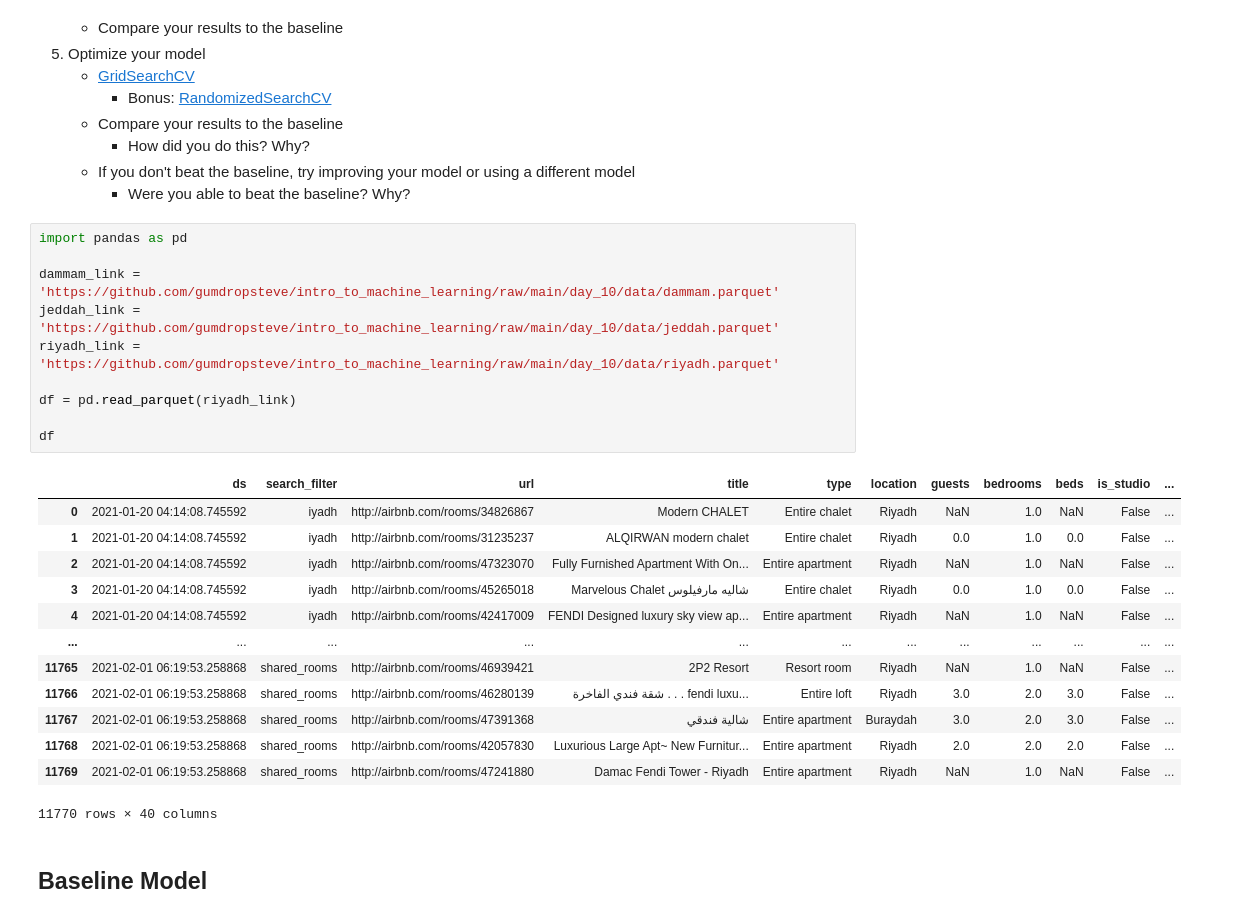
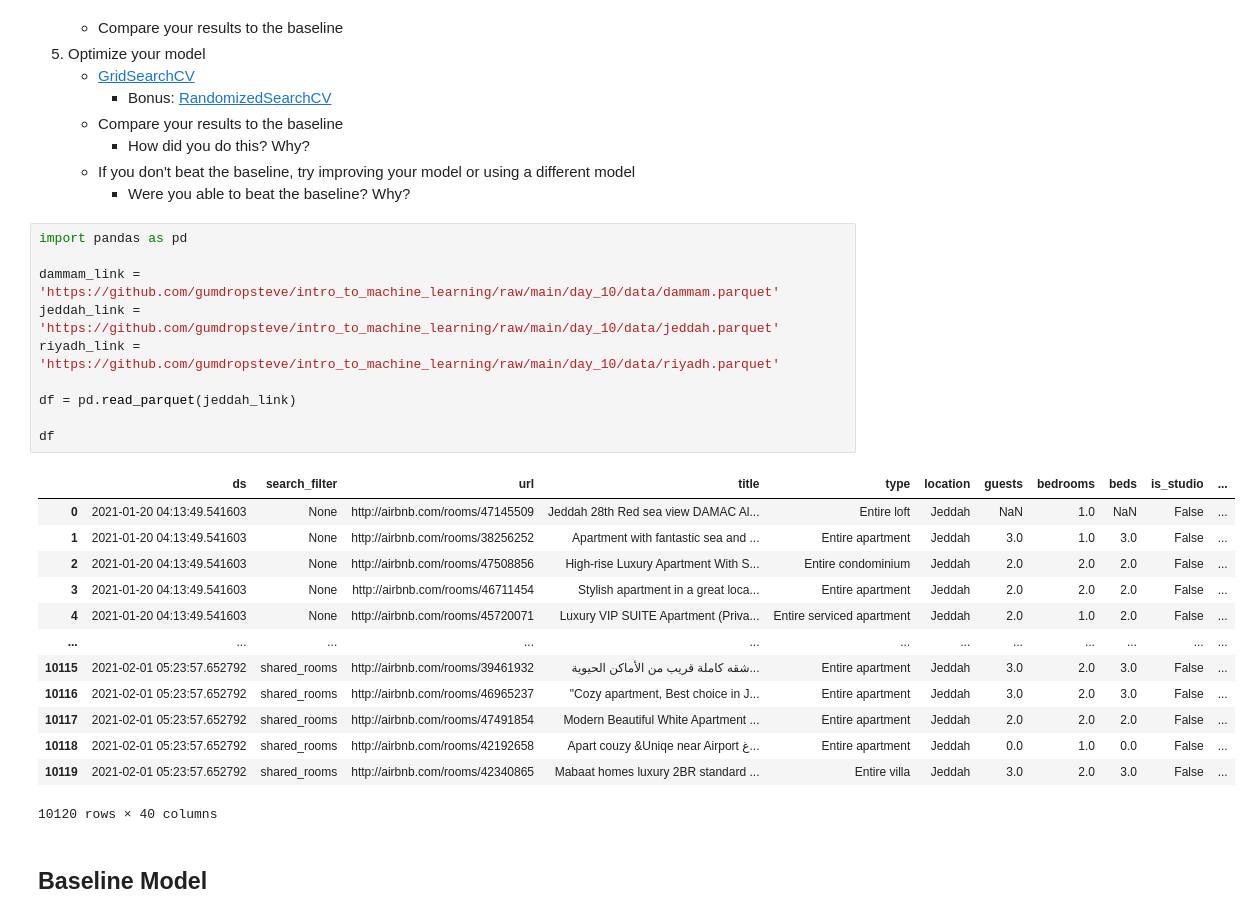
Before and after one commit to gumdropsteve/intro_to_machine_learning, a Jupyter notebook: day_10/04_regression_weekend_project_solution.ipynb, the cells around one changed output. Saved outputs shown, nothing was run; the diff lists cells and outputs as text.

```diff
--- a/day_10/04_regression_weekend_project_solution.ipynb
+++ b/day_10/04_regression_weekend_project_solution.ipynb
@@ -61,27 +61,27 @@ Pick from these models based on which challenge you take on (regression or class
 # %%
 import pandas as pd
 
 dammam_link = 'https://github.com/gumdropsteve/intro_to_machine_learning/raw/main/day_10/data/dammam.parquet'
 jeddah_link = 'https://github.com/gumdropsteve/intro_to_machine_learning/raw/main/day_10/data/jeddah.parquet'
 riyadh_link = 'https://github.com/gumdropsteve/intro_to_machine_learning/raw/main/day_10/data/riyadh.parquet'
 
-df = pd.read_parquet(riyadh_link)
+df = pd.read_parquet(jeddah_link)
 
 df
 # %% [output]
 |  | ds | search_filter | url | title | type | location | guests | bedrooms | beds | is_studio | ... |
-| 0 | 2021-01-20 04:14:08.745592 | iyadh | http://airbnb.com/rooms/34826867 | Modern CHALET | Entire chalet | Riyadh | NaN | 1.0 | NaN | False | ... |
-| 1 | 2021-01-20 04:14:08.745592 | iyadh | http://airbnb.com/rooms/31235237 | ALQIRWAN modern chalet | Entire chalet | Riyadh | 0.0 | 1.0 | 0.0 | False | ... |
-| 2 | 2021-01-20 04:14:08.745592 | iyadh | http://airbnb.com/rooms/47323070 | Fully Furnished Apartment With On... | Entire apartment | Riyadh | NaN | 1.0 | NaN | False | ... |
-| 3 | 2021-01-20 04:14:08.745592 | iyadh | http://airbnb.com/rooms/45265018 | Marvelous Chalet شاليه مارفيلوس | Entire chalet | Riyadh | 0.0 | 1.0 | 0.0 | False | ... |
-| 4 | 2021-01-20 04:14:08.745592 | iyadh | http://airbnb.com/rooms/42417009 | FENDI Designed luxury sky view ap... | Entire apartment | Riyadh | NaN | 1.0 | NaN | False | ... |
+| 0 | 2021-01-20 04:13:49.541603 | None | http://airbnb.com/rooms/47145509 | Jeddah 28th Red sea view DAMAC Al... | Entire loft | Jeddah | NaN | 1.0 | NaN | False | ... |
+| 1 | 2021-01-20 04:13:49.541603 | None | http://airbnb.com/rooms/38256252 | Apartment with fantastic sea and ... | Entire apartment | Jeddah | 3.0 | 1.0 | 3.0 | False | ... |
+| 2 | 2021-01-20 04:13:49.541603 | None | http://airbnb.com/rooms/47508856 | High-rise Luxury Apartment With S... | Entire condominium | Jeddah | 2.0 | 2.0 | 2.0 | False | ... |
+| 3 | 2021-01-20 04:13:49.541603 | None | http://airbnb.com/rooms/46711454 | Stylish apartment in a great loca... | Entire apartment | Jeddah | 2.0 | 2.0 | 2.0 | False | ... |
+| 4 | 2021-01-20 04:13:49.541603 | None | http://airbnb.com/rooms/45720071 | Luxury VIP SUITE Apartment (Priva... | Entire serviced apartment | Jeddah | 2.0 | 1.0 | 2.0 | False | ... |
 | ... | ... | ... | ... | ... | ... | ... | ... | ... | ... | ... | ... |
-| 11765 | 2021-02-01 06:19:53.258868 | shared_rooms | http://airbnb.com/rooms/46939421 | 2P2 Resort | Resort room | Riyadh | NaN | 1.0 | NaN | False | ... |
-| 11766 | 2021-02-01 06:19:53.258868 | shared_rooms | http://airbnb.com/rooms/46280139 | شقة فندي الفاخرة . . . fendi luxu... | Entire loft | Riyadh | 3.0 | 2.0 | 3.0 | False | ... |
-| 11767 | 2021-02-01 06:19:53.258868 | shared_rooms | http://airbnb.com/rooms/47391368 | شالية فندقي | Entire apartment | Buraydah | 3.0 | 2.0 | 3.0 | False | ... |
-| 11768 | 2021-02-01 06:19:53.258868 | shared_rooms | http://airbnb.com/rooms/42057830 | Luxurious Large Apt~ New Furnitur... | Entire apartment | Riyadh | 2.0 | 2.0 | 2.0 | False | ... |
-| 11769 | 2021-02-01 06:19:53.258868 | shared_rooms | http://airbnb.com/rooms/47241880 | Damac Fendi Tower - Riyadh | Entire apartment | Riyadh | NaN | 1.0 | NaN | False | ... |
+| 10115 | 2021-02-01 05:23:57.652792 | shared_rooms | http://airbnb.com/rooms/39461932 | شقه كاملة قريب من الأماكن الحيوية... | Entire apartment | Jeddah | 3.0 | 2.0 | 3.0 | False | ... |
+| 10116 | 2021-02-01 05:23:57.652792 | shared_rooms | http://airbnb.com/rooms/46965237 | "Cozy apartment, Best choice in J... | Entire apartment | Jeddah | 3.0 | 2.0 | 3.0 | False | ... |
+| 10117 | 2021-02-01 05:23:57.652792 | shared_rooms | http://airbnb.com/rooms/47491854 | Modern Beautiful White Apartment ... | Entire apartment | Jeddah | 2.0 | 2.0 | 2.0 | False | ... |
+| 10118 | 2021-02-01 05:23:57.652792 | shared_rooms | http://airbnb.com/rooms/42192658 | Apart couzy &Uniqe near Airport غ... | Entire apartment | Jeddah | 0.0 | 1.0 | 0.0 | False | ... |
+| 10119 | 2021-02-01 05:23:57.652792 | shared_rooms | http://airbnb.com/rooms/42340865 | Mabaat homes luxury 2BR standard ... | Entire villa | Jeddah | 3.0 | 2.0 | 3.0 | False | ... |
-11770 rows × 40 columns
+10120 rows × 40 columns
 # %% [markdown]
 ## Baseline Model
 # %%
```
Also changed, not shown: parts of 68 cells of this notebook.
